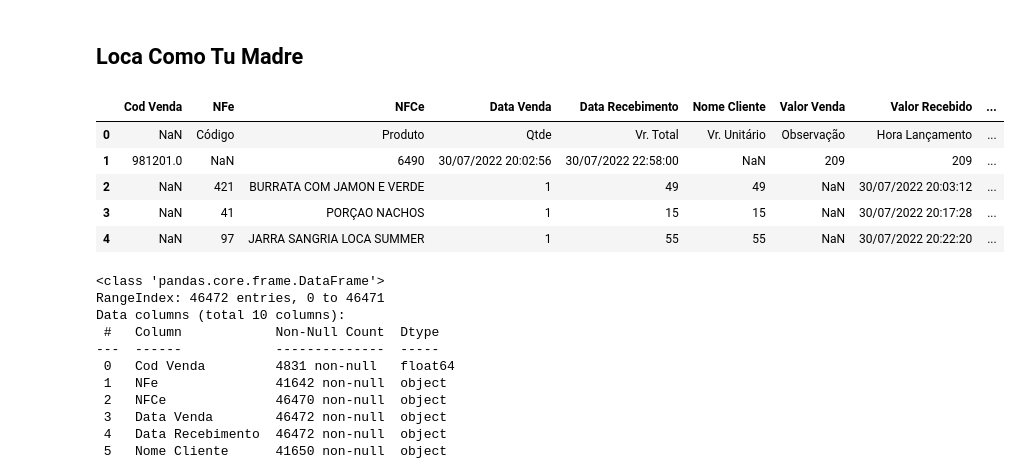
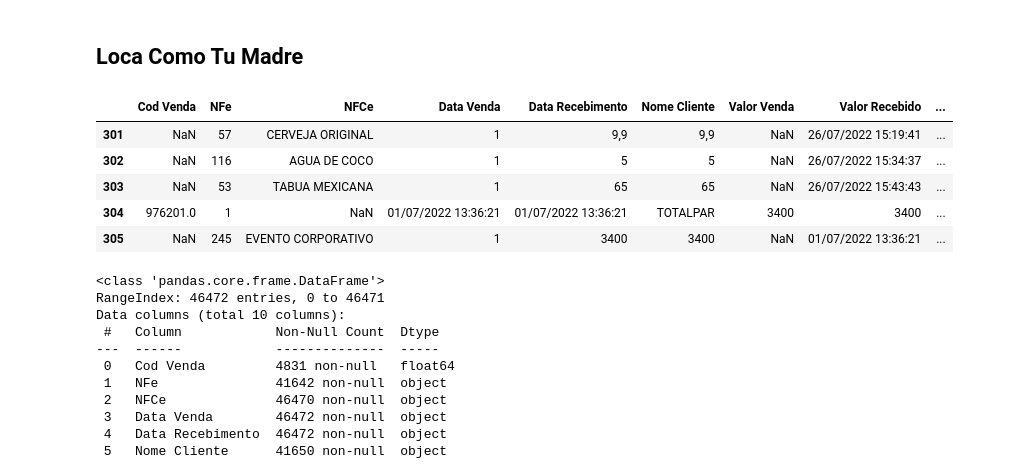
Before and after one commit to claudiotorresoliveira/lctm001, a Jupyter notebook: lctm_v01.ipynb, the cells around one changed output. Drawn from its saved outputs; the diff is of its cells as text; code cells hidden in the pictures.

```diff
--- a/lctm_v01.ipynb
+++ b/lctm_v01.ipynb
@@ -40,11 +40,11 @@ df7 = pd.read_csv(r'/home/claudio/@LCTM/lctm001/2023_01.csv', encoding="ISO-8859
 # %%
 transactions = pd.concat([df1, df2, df3, df4, df5, df6, df7], ignore_index=True)
 # %%
-df1.head()
+df1.tail()
 # %% [output]
 |  | Cod Venda | NFe | NFCe | Data Venda | Data Recebimento | Nome Cliente | Valor Venda | Valor Recebido | ... |
-| 0 | NaN | Código | Produto | Qtde | Vr. Total | Vr. Unitário | Observação | Hora Lançamento | ... |
-| 1 | 981201.0 | NaN | 6490 | 30/07/2022 20:02:56 | 30/07/2022 22:58:00 | NaN | 209 | 209 | ... |
-| 2 | NaN | 421 | BURRATA COM JAMON E VERDE | 1 | 49 | 49 | NaN | 30/07/2022 20:03:12 | ... |
-| 3 | NaN | 41 | PORÇAO NACHOS | 1 | 15 | 15 | NaN | 30/07/2022 20:17:28 | ... |
-| 4 | NaN | 97 | JARRA SANGRIA LOCA SUMMER | 1 | 55 | 55 | NaN | 30/07/2022 20:22:20 | ... |
+| 301 | NaN | 57 | CERVEJA ORIGINAL | 1 | 9,9 | 9,9 | NaN | 26/07/2022 15:19:41 | ... |
+| 302 | NaN | 116 | AGUA DE COCO | 1 | 5 | 5 | NaN | 26/07/2022 15:34:37 | ... |
+| 303 | NaN | 53 | TABUA MEXICANA | 1 | 65 | 65 | NaN | 26/07/2022 15:43:43 | ... |
+| 304 | 976201.0 | 1 | NaN | 01/07/2022 13:36:21 | 01/07/2022 13:36:21 | TOTALPAR | 3400 | 3400 | ... |
+| 305 | NaN | 245 | EVENTO CORPORATIVO | 1 | 3400 | 3400 | NaN | 01/07/2022 13:36:21 | ... |
```
Also changed, not shown: parts of 8 cells of this notebook.
